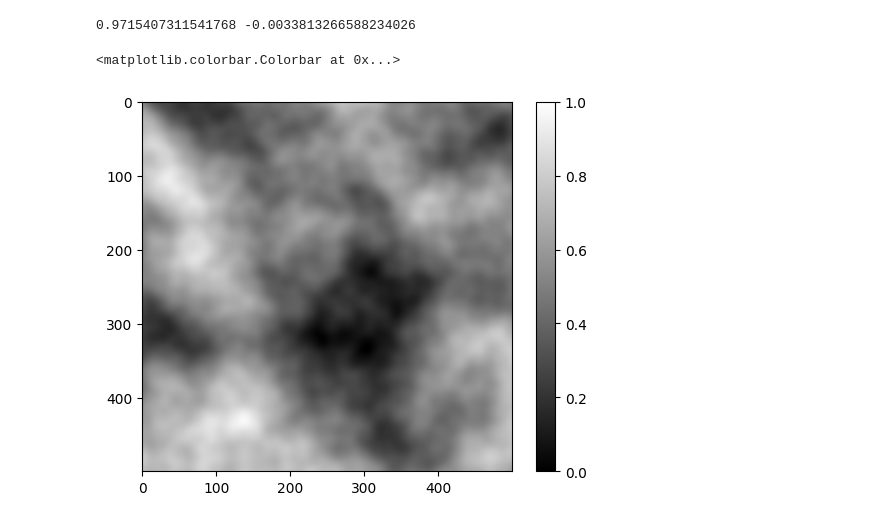
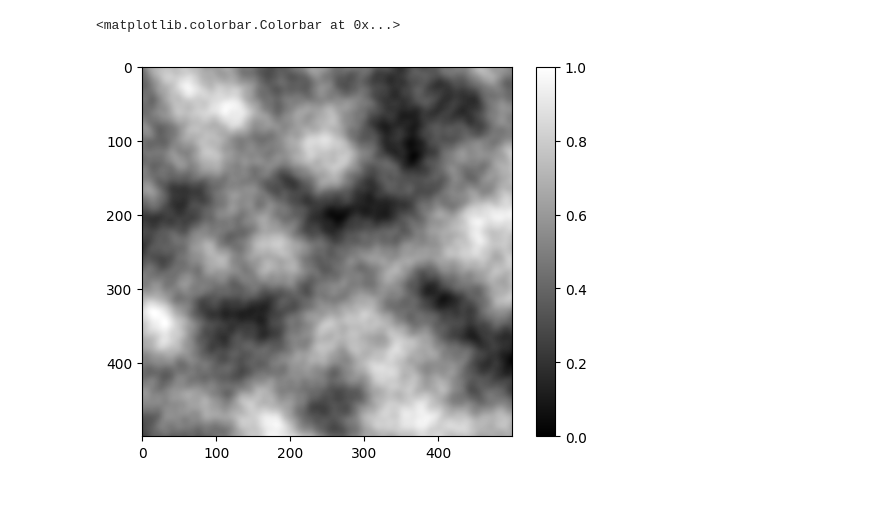
Before and after one commit to es-romo/notebooks, a Jupyter notebook: Perlin Islands 2.ipynb, the cells around one changed output. Cells and saved outputs as stored; diff of their text form; code cells hidden in the pictures.

Commit message:
More perlin

```diff
--- a/Perlin Islands 2.ipynb
+++ b/Perlin Islands 2.ipynb
@@ -52,7 +52,7 @@ def octavePerlin(x, y, octaves, frequency, persistence):
     total = 0
     amplitude = 1
     frequency = frequency
-    for i in range(octaves):
+    for _ in range(octaves):
         total += noise(x * frequency, y * frequency)* amplitude
 
         amplitude *= persistence
@@ -62,18 +84,16 @@ def octavePerlin(x, y, octaves, frequency, persistence):
 # %%
-seed(9848974)
+seed(813)
 
 d = 500
 nums = np.zeros(d*d)
 for y in range(d):
     for x in range(d):
-        n = octavePerlin(x,y,4,.005,0.5)
+        n = octavePerlin(x,y,4,.007,0.5)
         nums[y*d+x] = n
 
 nums = np.reshape(nums, (d,d))
-print(np.max(nums),np.min(nums))
 plt.imshow(nums, cmap = "gray", vmin = 0, vmax = 1)
 plt.colorbar()
 # %% [output]
-0.9715407311541768 -0.0033813266588234026
+<matplotlib.colorbar.Colorbar at 0x...>
-<matplotlib.colorbar.Colorbar at 0x...>
-[figure, old version]
+[figure, new version]
```
Also changed, not shown: parts of 2 cells of this notebook, 1 other file.
